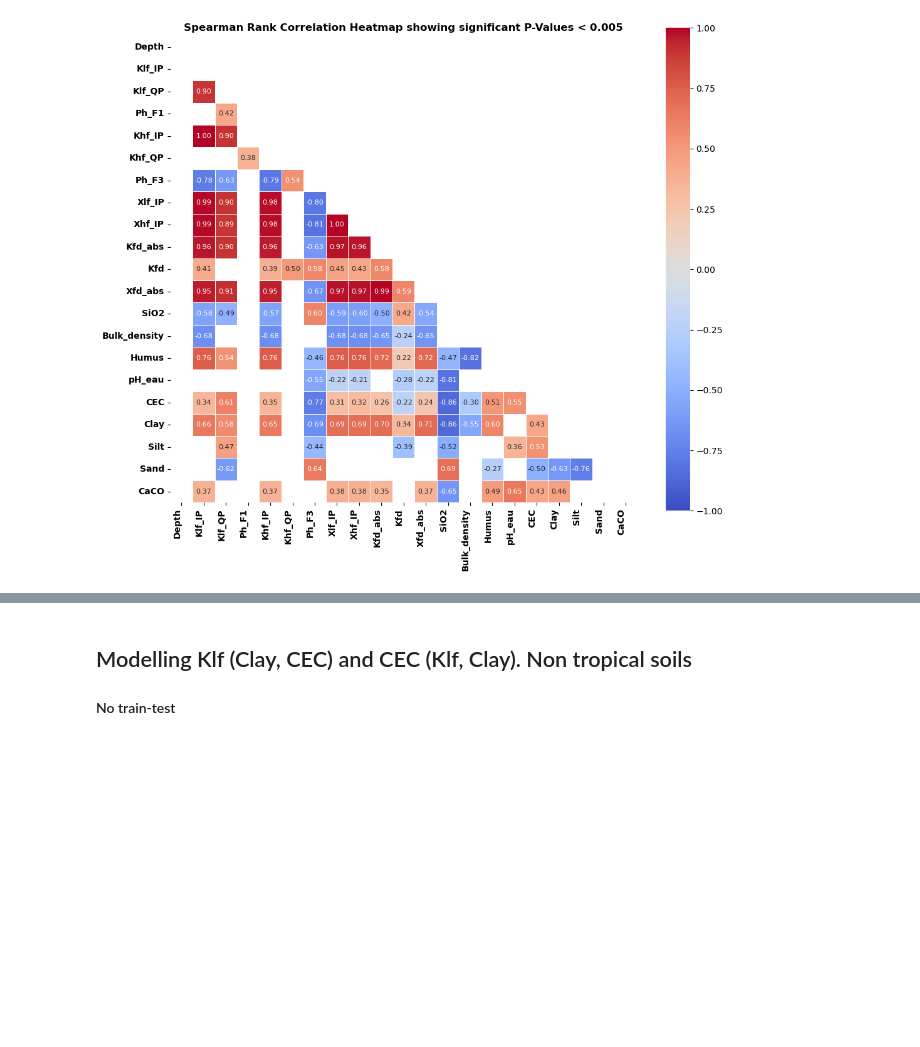
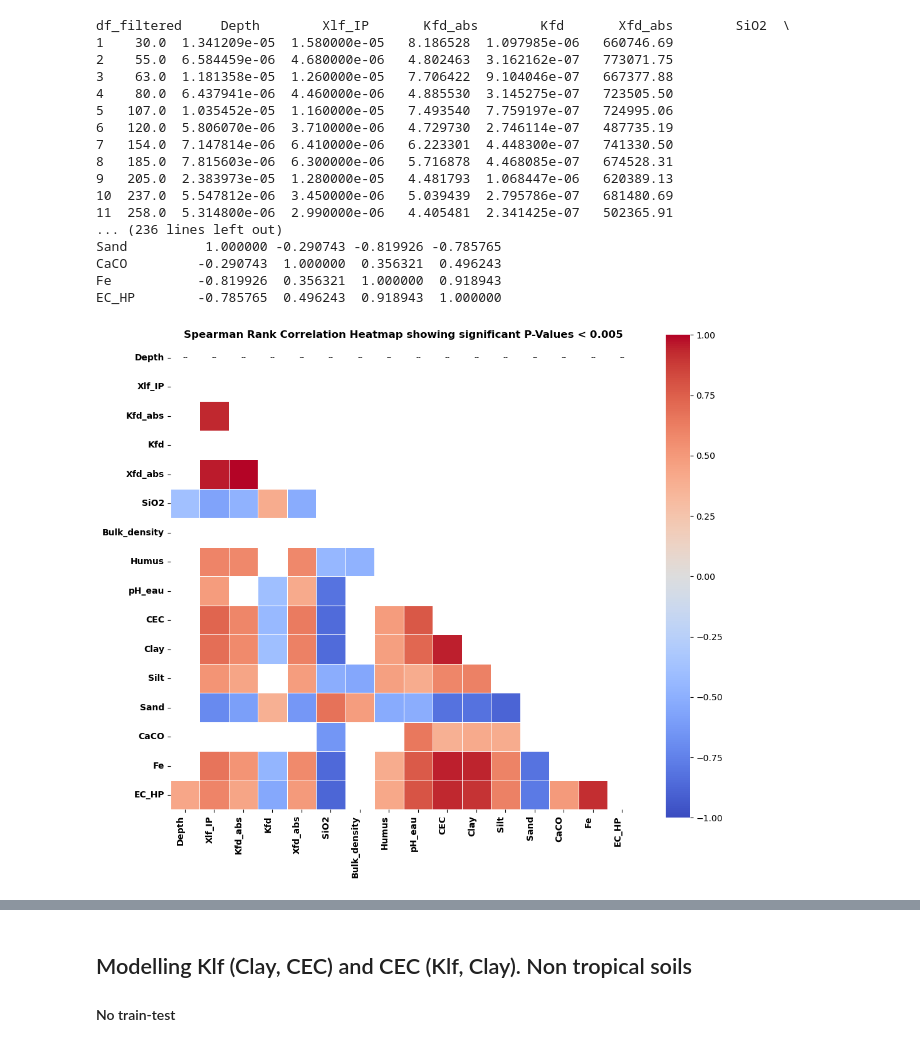
Before and after one commit to SENSE-UGent/kappa-CEC, a Jupyter notebook: cec_clay_susc.ipynb, the cells around one changed output, grey strips where cells are left out. Cells and saved outputs as stored; diff of their text form; code cells hidden in the pictures; blank space fills up the shorter version.

```diff
--- a/cec_clay_susc.ipynb
+++ b/cec_clay_susc.ipynb
@@ -24,7 +24,15 @@ from scipy.stats import spearmanr
 pd.set_option("display.max_rows", 100, "display.max_columns", 100)
 np.set_printoptions(precision=2)
 # %%
-df = pd.read_excel('data/cec_clay_susc.xlsx')[:173] # all samples
+ds = pd.read_excel('data/MS_text_XRF_hydr.xlsx')
 
-df.describe()
+ds['EC_HP'] = logsdon(50e6, ds.field_realperm, ds.field_imperm)
+print(ds.describe())
+
+#Clean datasets
+#df = ds.dropna(subset=['Xlf_IP', 'Clay'])
+df = ds.dropna(subset=['Xlf_IP', 'Clay'])
+df_xrf = ds.dropna(subset=['Xlf_IP', 'Fe', 'Clay', 'EC_HP', 'MS_field'])
+
+df_xrf.describe()
 # %% [output]
@@ -41,40 +66,81 @@ df.describe()
+# %%
+# Remove the most obvious outlier in 'Xlf_IP'
+def remove_outlier(df, column_name):
+    # Identify the outlier
+    mean = df[column_name].mean()
+    std = df[column_name].std()
+    threshold = 3  # Set threshold for identifying outliers
+    outliers = df[np.abs(df[column_name] - mean) > threshold * std]
+
+    if not outliers.empty:
+        # Find the most extreme outlier
+        most_extreme_outlier = outliers.iloc[np.abs(outliers[column_name] - mean).argmax()]
+        df = df[df[column_name] != most_extreme_outlier[column_name]]
+
+    return df
+
+df_xrf = remove_outlier(df_xrf, 'Xlf_IP')
 # %%
-filtered_features = ['Depth', 'Klf_IP', 'Klf_QP', 'Ph_F1', 'Khf_IP', 'Khf_QP', 'Ph_F3', 'Xlf_IP', 'Xhf_IP', 'Kfd_abs', 'Kfd', 'Xfd_abs', 'SiO2', 'Bulk_density',
-           'Humus', 'pH_eau', 'CEC', 'Clay', 'Silt', 'Sand', 'CaCO']
+filtered_features = ['Depth', 'Xlf_IP', 'Kfd_abs', 'Kfd', 'Xfd_abs', 'SiO2', 'Bulk_density',
+           'Humus', 'pH_eau', 'CEC', 'Clay', 'Silt', 'Sand', 'CaCO', 'Fe', 'EC_HP']
 
+# Drop rows with NaN values in the filtered features to handle NaNs
+df_filtered = df_xrf[filtered_features].dropna()
+
+print('df_filtered', df_filtered)
 # Calculate the Spearman rank correlation coefficients and p-values
-corr, p_value = spearmanr(df[filtered_features], nan_policy='omit')
+corr, p_value = spearmanr(df_filtered, nan_policy='omit')
+
+print('corr', corr)
 
 # Convert to DataFrame for easier plotting
 corr_df = pd.DataFrame(corr, index=filtered_features, columns=filtered_features)
+print('corr_df', corr_df)
 p_value_df = pd.DataFrame(p_value, index=filtered_features, columns=filtered_features)
 
 # Create a mask for significant p-values (e.g., p < 0.01)
 p_value_mask = 0.005
 significant_mask = p_value_df < p_value_mask
 
 # Mask for the upper triangle
 mask = np.triu(np.ones_like(corr_df, dtype=bool))
 
 # Combine the masks
 final_mask = mask | ~significant_mask
 
 # Set up the matplotlib figure
 plt.figure(figsize=(12, 10))
 
 # Draw the heatmap with the mask and correct aspect ratio
-sns.heatmap(corr_df, mask=final_mask, annot=True, fmt=".2f", cmap='coolwarm', square=True, linewidths=.5, vmin=-1, vmax=1, annot_kws={"size": 8})
+sns.heatmap(corr_df, mask=final_mask, annot=True, fmt=".2f", cmap='coolwarm', square=True, linewidths=.5, vmin=-1, vmax=1, annot_kws={"size": 8, "color": "black"})
 
 # Adjust layout for better readability
 plt.xticks(rotation=90, ha='right', fontsize=10, fontweight='bold')
 plt.yticks(rotation=0, fontsize=10, fontweight='bold')
 plt.title('Spearman Rank Correlation Heatmap showing significant P-Values < '+str(p_value_mask), fontsize=12, fontweight='bold')
 
 # Show the plot
 folder_path = 'figures_output/'
 filename = f"Corr_Hysteresis.png"
 plt.savefig(folder_path + filename)
 plt.show()
 # %% [output]
+df_filtered     Depth        Xlf_IP       Kfd_abs        Kfd       Xfd_abs        SiO2  \
+1    30.0  1.341209e-05  1.580000e-05   8.186528  1.097985e-06   660746.69
+2    55.0  6.584459e-06  4.680000e-06   4.802463  3.162162e-07   773071.75
+3    63.0  1.181358e-05  1.260000e-05   7.706422  9.104046e-07   667377.88
+4    80.0  6.437941e-06  4.460000e-06   4.885530  3.145275e-07   723505.50
+5   107.0  1.035452e-05  1.160000e-05   7.493540  7.759197e-07   724995.06
+6   120.0  5.806070e-06  3.710000e-06   4.729730  2.746114e-07   487735.19
+7   154.0  7.147814e-06  6.410000e-06   6.223301  4.448300e-07   741330.50
+8   185.0  7.815603e-06  6.300000e-06   5.716878  4.468085e-07   674528.31
+9   205.0  2.383973e-05  1.280000e-05   4.481793  1.068447e-06   620389.13
+10  237.0  5.547812e-06  3.450000e-06   5.039439  2.795786e-07   681480.69
+11  258.0  5.314800e-06  2.990000e-06   4.405481  2.341425e-07   502365.91
+... (236 lines left out)
+Sand          1.000000 -0.290743 -0.819926 -0.785765
+CaCO         -0.290743  1.000000  0.356321  0.496243
+Fe           -0.819926  0.356321  1.000000  0.918943
+EC_HP        -0.785765  0.496243  0.918943  1.000000
-[figure, old version]
+[figure, new version]
 # %%
```
Also changed, not shown: parts of 24 cells of this notebook, 16 other files.
